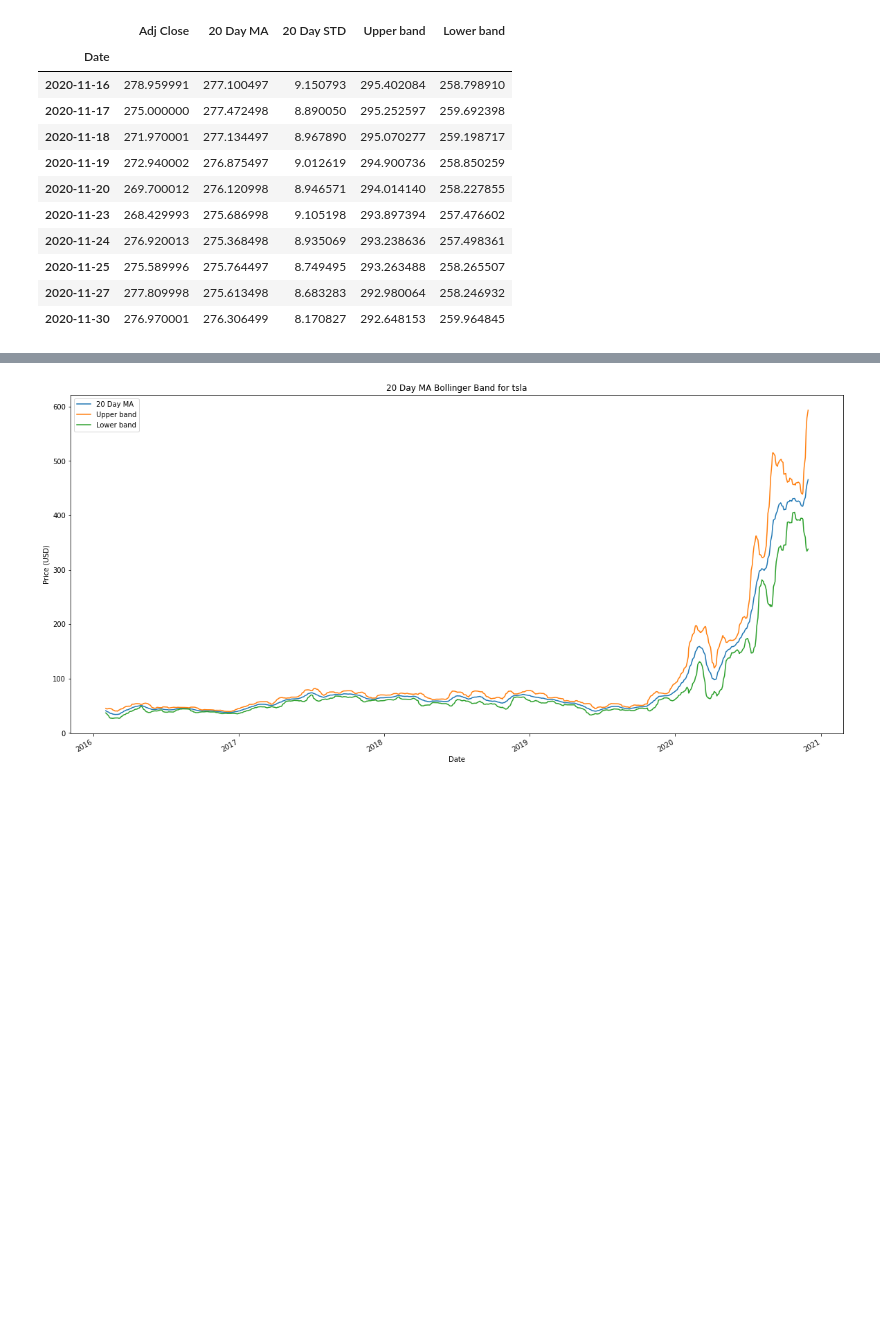
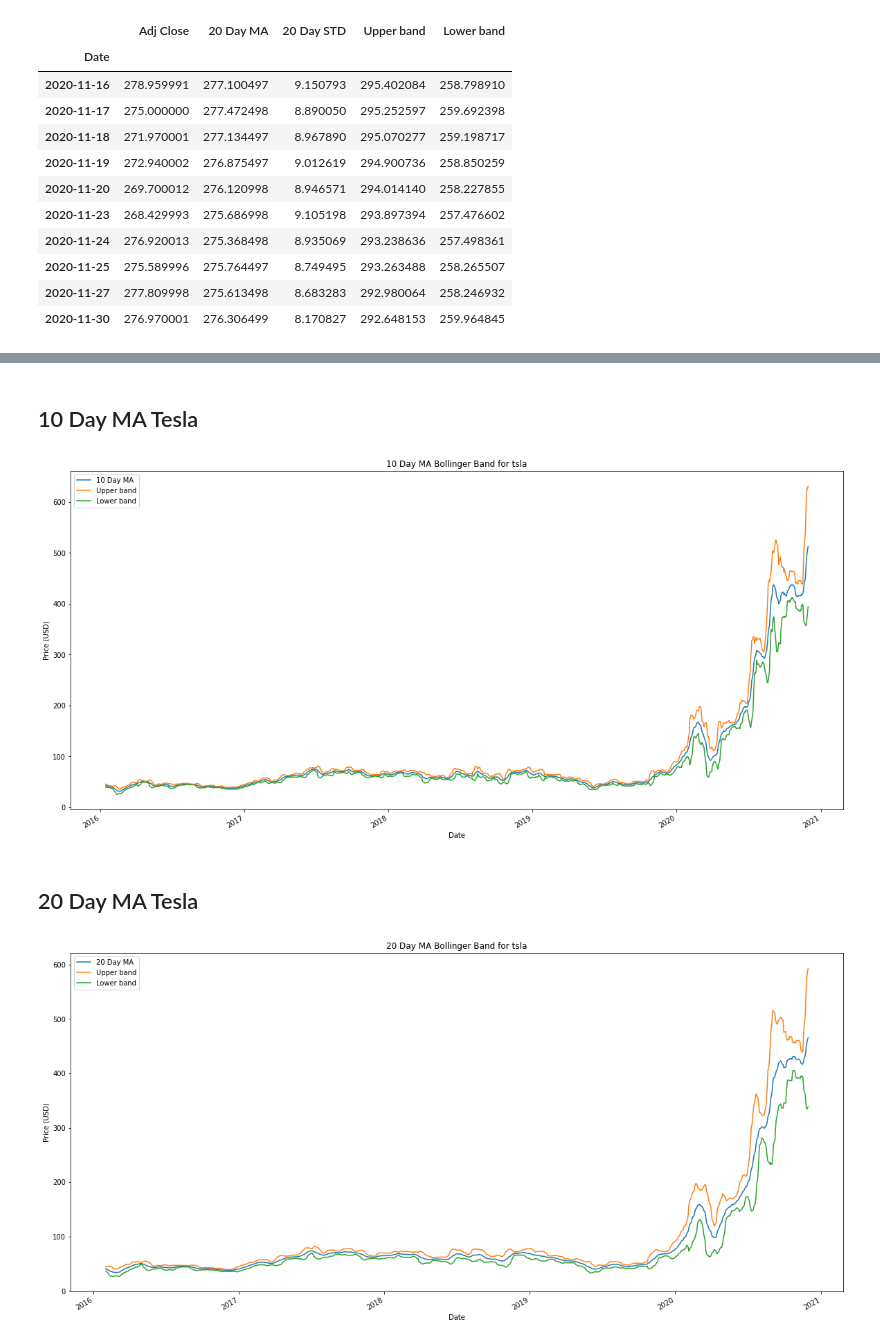
Before and after one commit to stochasticaxel/BollingerBand, a Jupyter notebook: ModelBollingerBands.ipynb, the cells around one changed output, grey strips where cells are left out. Saved outputs shown, nothing was run; the diff lists cells and outputs as text; code cells hidden in the pictures; blank space fills up the shorter version.

```diff
--- a/ModelBollingerBands.ipynb
+++ b/ModelBollingerBands.ipynb
@@ -90 +105,9 @@ def Bollinger_Band(ticker:str, start:str, end:str, moving_avg:int):
+# %% [markdown]
+## 10 Day MA Tesla
+# %%
+Bollinger_Band('tsla', '1/1/2016', '30/11/2020', 10)
+# %% [output]
+[figure, added]
+# %% [markdown]
+## 20 Day MA Tesla
 # %%
```
Also changed, not shown: parts of 9 cells of this notebook.
